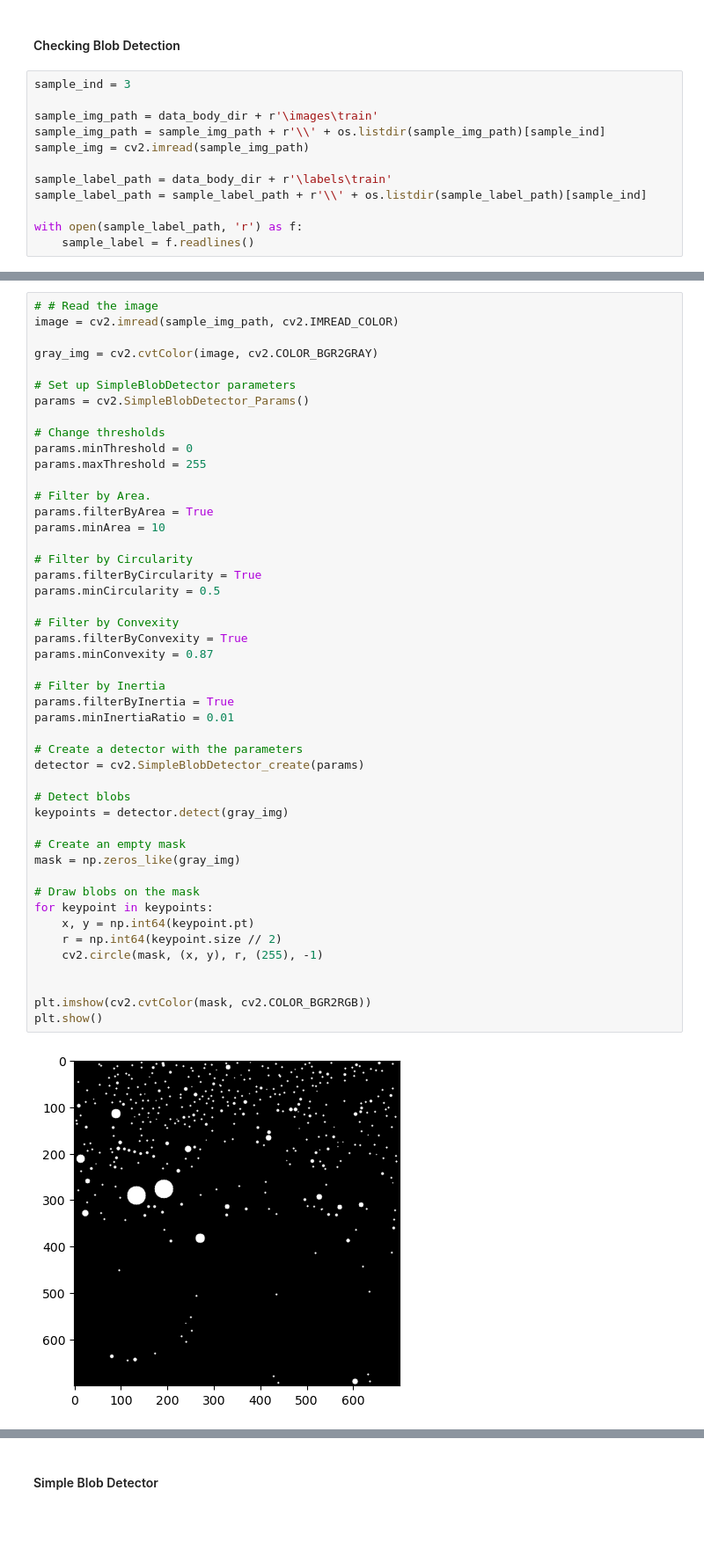
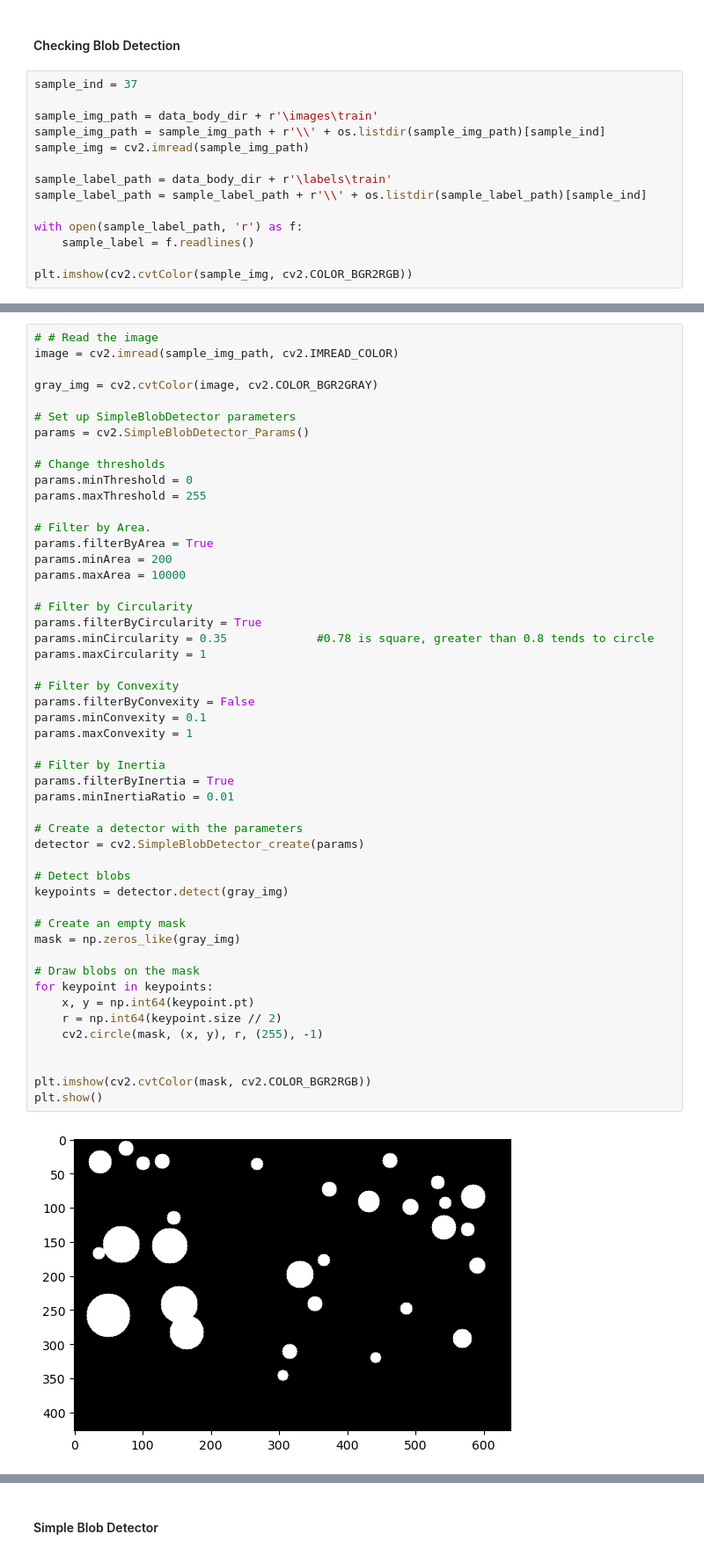
Before and after one commit to JelinR/ultralytics_forked, a Jupyter notebook: Vision_Project/yolo_detection.ipynb, the cells around one changed output, grey strips where cells are left out. Shown at 88% size. Saved outputs shown, nothing was run; the diff lists cells and outputs as text; blank space fills up the shorter version.

Commit message:
updated blob params

```diff
--- a/Vision_Project/yolo_detection.ipynb
+++ b/Vision_Project/yolo_detection.ipynb
@@ -459,7 +459,7 @@ Transferred 355/355 items from pretrained weights
 # %% [markdown]
 #### Checking Blob Detection
 # %%
-sample_ind = 3
+sample_ind = 37
 
 sample_img_path = data_body_dir + r'\images\train'
 sample_img_path = sample_img_path + r'\\' + os.listdir(sample_img_path)[sample_ind]
@@ -470,3 +470,5 @@ sample_label_path = sample_label_path + r'\\' + os.listdir(sample_label_path)[sa
 
 with open(sample_label_path, 'r') as f:
     sample_label = f.readlines()
+
+plt.imshow(cv2.cvtColor(sample_img, cv2.COLOR_BGR2RGB))
@@ -490,40 +490,43 @@ params.maxThreshold = 255
 
 # Filter by Area.
 params.filterByArea = True
-params.minArea = 10
+params.minArea = 200
+params.maxArea = 10000
 
 # Filter by Circularity
 params.filterByCircularity = True
-params.minCircularity = 0.5
+params.minCircularity = 0.35             #0.78 is square, greater than 0.8 tends to circle
+params.maxCircularity = 1
 
 # Filter by Convexity
-params.filterByConvexity = True
-params.minConvexity = 0.87
+params.filterByConvexity = False
+params.minConvexity = 0.1
+params.maxConvexity = 1
 
 # Filter by Inertia
 params.filterByInertia = True
 params.minInertiaRatio = 0.01
 
 # Create a detector with the parameters
 detector = cv2.SimpleBlobDetector_create(params)
 
 # Detect blobs
 keypoints = detector.detect(gray_img)
 
 # Create an empty mask
 mask = np.zeros_like(gray_img)
 
 # Draw blobs on the mask
 for keypoint in keypoints:
     x, y = np.int64(keypoint.pt)
     r = np.int64(keypoint.size // 2)
     cv2.circle(mask, (x, y), r, (255), -1)
 
 
 plt.imshow(cv2.cvtColor(mask, cv2.COLOR_BGR2RGB))
 plt.show()
 # %% [output]
-[figure, old version]
+[figure, new version]
 # %%
 # Sharpen the sample_img using unsharp masking
 blurred = cv2.GaussianBlur(sample_img, (9, 9), 10.0)
```
Also changed, not shown: parts of 12 cells of this notebook.
